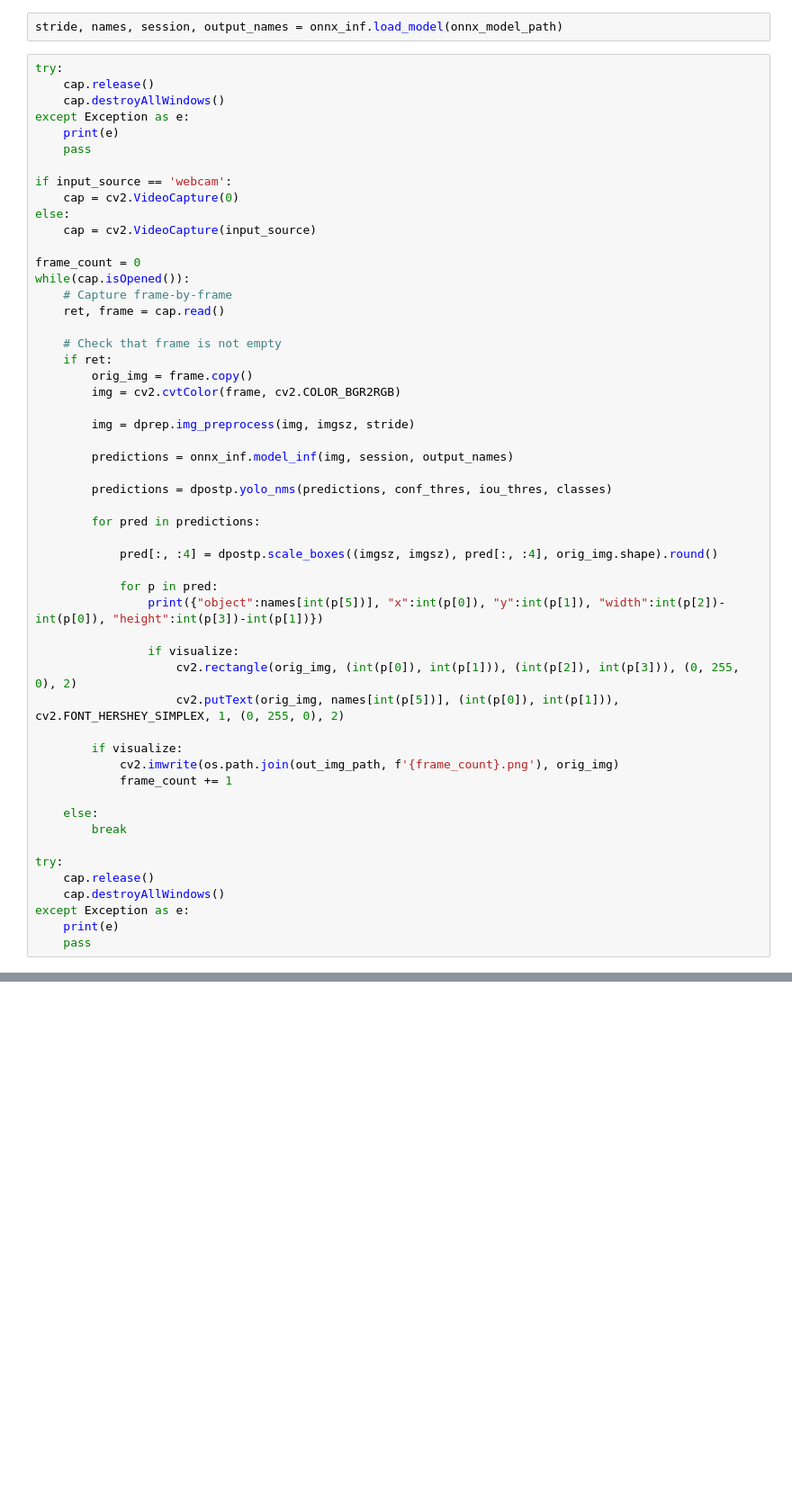
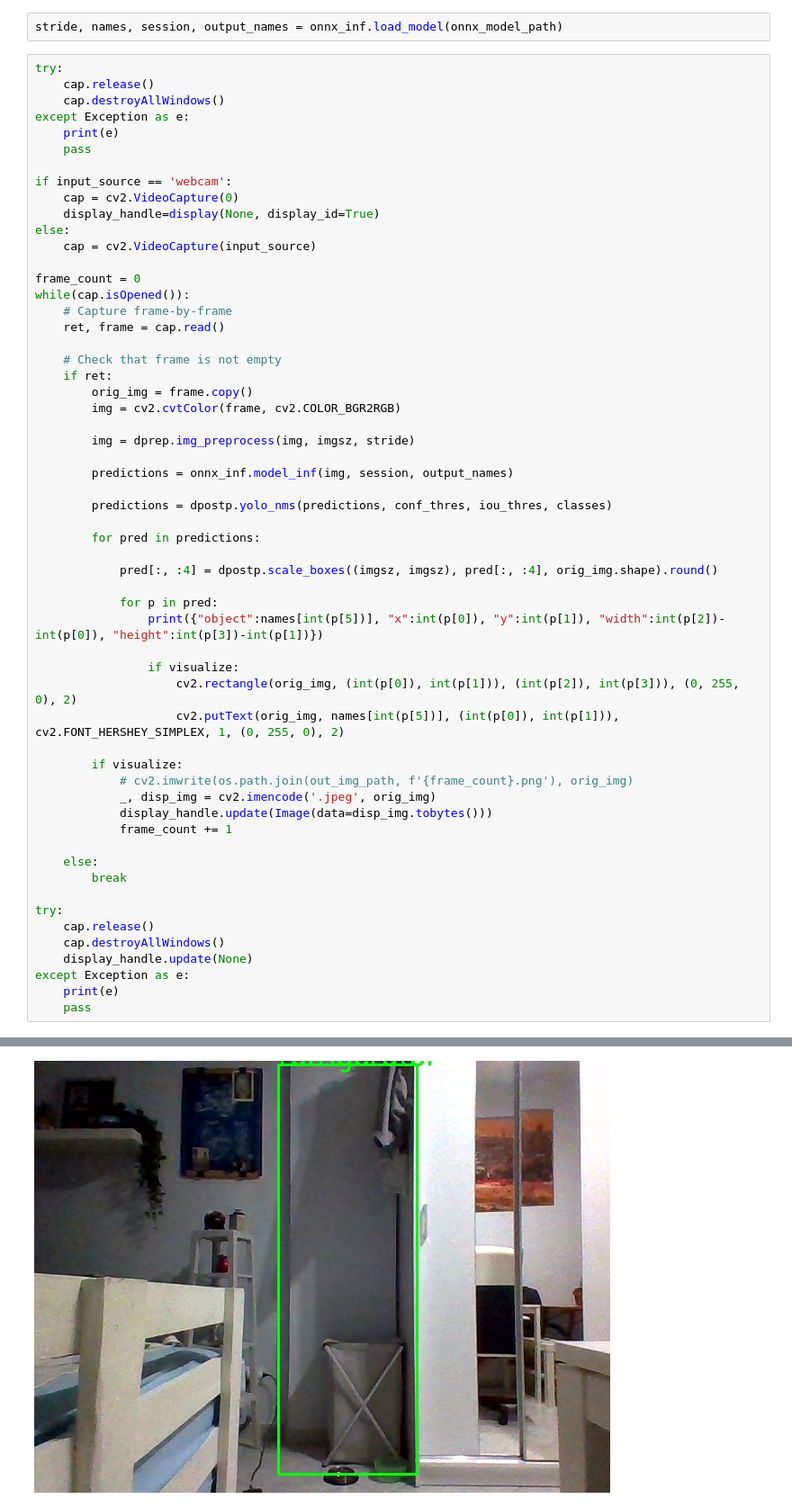
Before and after one commit to ptoupas/amd-open-hardware-23, a Jupyter notebook: predict_yolo.ipynb, the cells around one changed output, grey strips where cells are left out. Shown: that part at 90% size. Drawn from its saved outputs; the diff is of its cells as text; blank space fills up the shorter version.

```diff
--- a/predict_yolo.ipynb
+++ b/predict_yolo.ipynb
@@ -36,6 +37,7 @@ except Exception as e:
 
 if input_source == 'webcam':
     cap = cv2.VideoCapture(0)
+    display_handle=display(None, display_id=True)
 else:
     cap = cv2.VideoCapture(input_source)
 
@@ -67,7 +69,9 @@ while(cap.isOpened()):
                     cv2.putText(orig_img, names[int(p[5])], (int(p[0]), int(p[1])), cv2.FONT_HERSHEY_SIMPLEX, 1, (0, 255, 0), 2)
 
         if visualize:
-            cv2.imwrite(os.path.join(out_img_path, f'{frame_count}.png'), orig_img)
+            # cv2.imwrite(os.path.join(out_img_path, f'{frame_count}.png'), orig_img)
+            _, disp_img = cv2.imencode('.jpeg', orig_img)
+            display_handle.update(Image(data=disp_img.tobytes()))
             frame_count += 1
 
     else:
@@ -76,6 +80,7 @@ while(cap.isOpened()):
 try:
     cap.release()
     cap.destroyAllWindows()
+    display_handle.update(None)
 except Exception as e:
     print(e)
     pass
@@ -99,0 +89 @@ except Exception as e:
+[figure, added]
```
Also changed, not shown: parts of 2 cells of this notebook, 1 other file.
